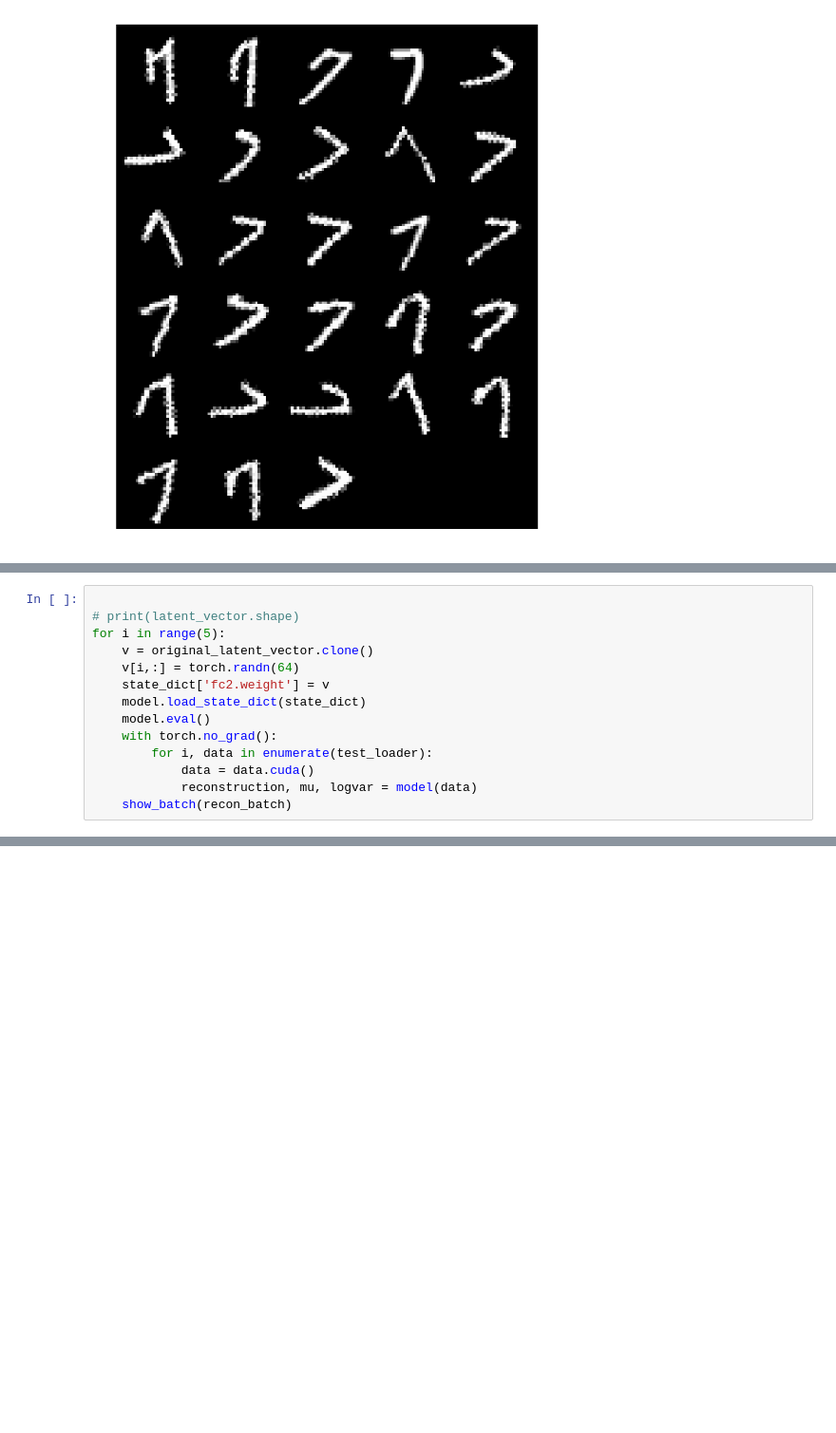
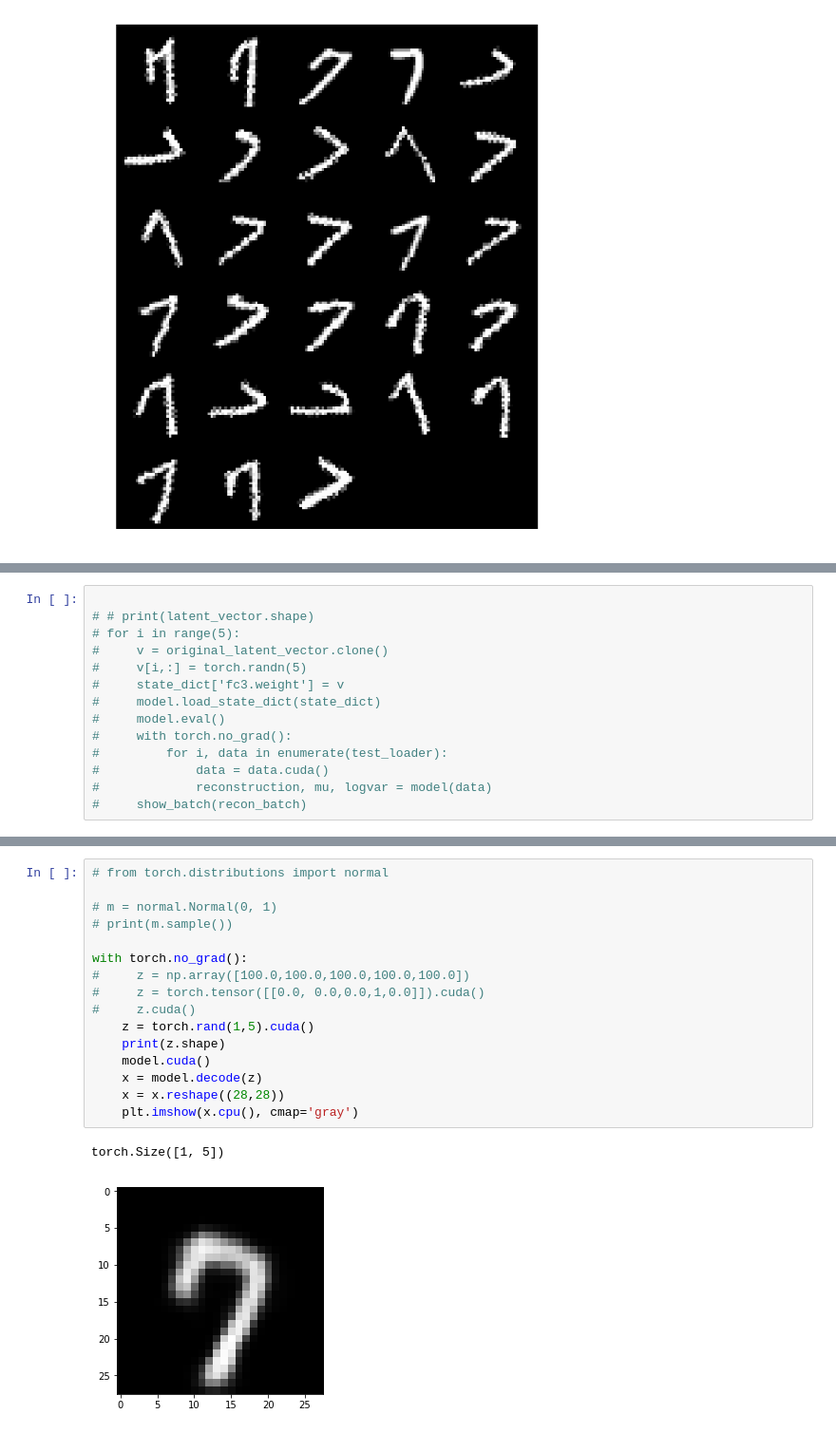
Before and after one commit to gurjaspalbedi/deep-learning, a Jupyter notebook: Assignment4/Assignment4_part2.ipynb, the cells around one changed output, grey strips where cells are left out. Shown: that part at 95% size. Cells and saved outputs as stored; diff of their text form; blank space fills up the shorter version.

Commit message:
Fixed the reconstruction from the decoder.

```diff
--- a/Assignment4/Assignment4_part2.ipynb
+++ b/Assignment4/Assignment4_part2.ipynb
@@ -182,14 +183,14 @@ original_latent_vector =  state_dict['fc2.weight']
 # %%
 
-# print(latent_vector.shape)
-for i in range(5):
-    v = original_latent_vector.clone()
-    v[i,:] = torch.randn(64)
-    state_dict['fc2.weight'] = v
-    model.load_state_dict(state_dict)
-    model.eval()
-    with torch.no_grad():
-        for i, data in enumerate(test_loader):
-            data = data.cuda()
-            reconstruction, mu, logvar = model(data)
-    show_batch(recon_batch)
+# # print(latent_vector.shape)
+# for i in range(5):
+#     v = original_latent_vector.clone()
+#     v[i,:] = torch.randn(5)
+#     state_dict['fc3.weight'] = v
+#     model.load_state_dict(state_dict)
+#     model.eval()
+#     with torch.no_grad():
+#         for i, data in enumerate(test_loader):
+#             data = data.cuda()
+#             reconstruction, mu, logvar = model(data)
+#     show_batch(recon_batch)
@@ -201,0 +197,19 @@ for i in range(5):
+# %%
+# from torch.distributions import normal
+
+# m = normal.Normal(0, 1)
+# print(m.sample())
+
+with torch.no_grad():
+#     z = np.array([100.0,100.0,100.0,100.0,100.0])
+#     z = torch.tensor([[0.0, 0.0,0.0,1,0.0]]).cuda()
+#     z.cuda()
+    z = torch.rand(1,5).cuda()
+    print(z.shape)
+    model.cuda()
+    x = model.decode(z)
+    x = x.reshape((28,28))
+    plt.imshow(x.cpu(), cmap='gray')
+# %% [output]
+torch.Size([1, 5])
+[figure, added]
```
Also changed, not shown: parts of 8 cells of this notebook.
